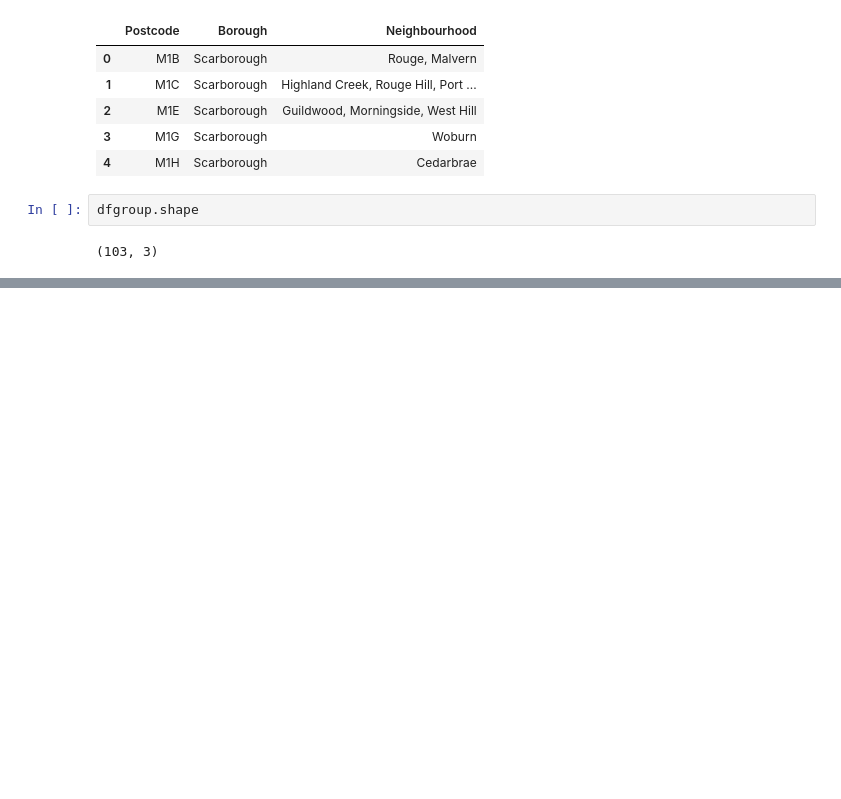
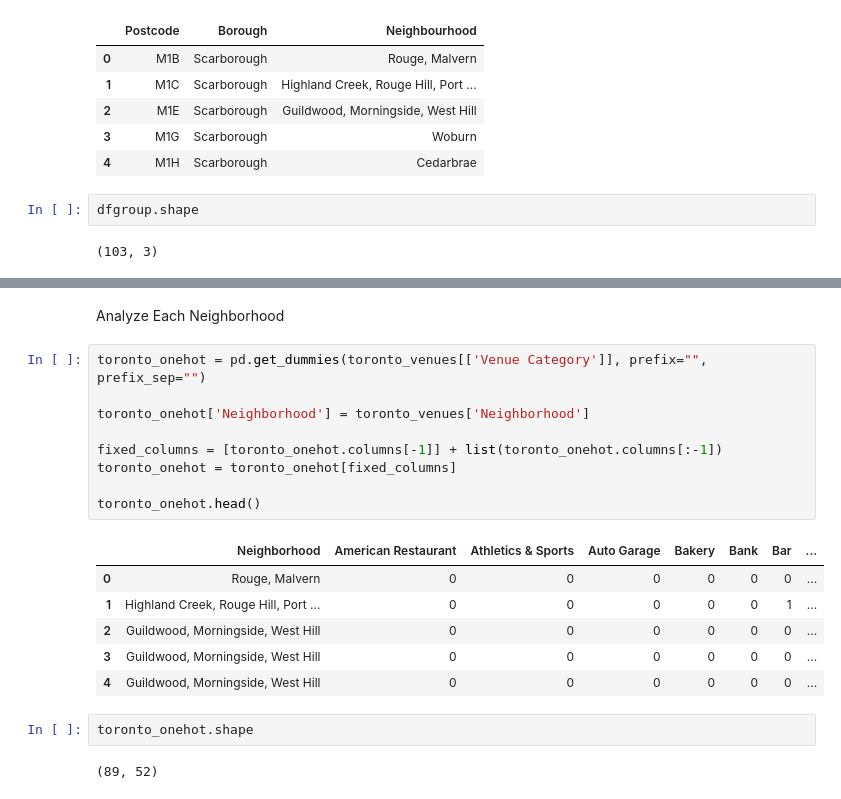
Before and after one commit to kyhclv/kyhclv-s-capstone, a Jupyter notebook: Week3 Assignment by Cho.ipynb, the cells around one changed output, grey strips where cells are left out. Cells and saved outputs as stored; diff of their text form; blank space fills up the shorter version.

```diff
--- a/Week3 Assignment by Cho.ipynb
+++ b/Week3 Assignment by Cho.ipynb
@@ -114,0 +405,22 @@ dfgroup.shape
+# %% [markdown]
+Analyze Each Neighborhood
+# %%
+toronto_onehot = pd.get_dummies(toronto_venues[['Venue Category']], prefix="", prefix_sep="")
+
+toronto_onehot['Neighborhood'] = toronto_venues['Neighborhood']
+
+fixed_columns = [toronto_onehot.columns[-1]] + list(toronto_onehot.columns[:-1])
+toronto_onehot = toronto_onehot[fixed_columns]
+
+toronto_onehot.head()
+# %% [output]
+|  | Neighborhood | American Restaurant | Athletics & Sports | Auto Garage | Bakery | Bank | Bar | ... |
+| 0 | Rouge, Malvern | 0 | 0 | 0 | 0 | 0 | 0 | ... |
+| 1 | Highland Creek, Rouge Hill, Port ... | 0 | 0 | 0 | 0 | 0 | 1 | ... |
+| 2 | Guildwood, Morningside, West Hill | 0 | 0 | 0 | 0 | 0 | 0 | ... |
+| 3 | Guildwood, Morningside, West Hill | 0 | 0 | 0 | 0 | 0 | 0 | ... |
+| 4 | Guildwood, Morningside, West Hill | 0 | 0 | 0 | 0 | 0 | 0 | ... |
+# %%
+toronto_onehot.shape
+# %% [output]
+(89, 52)
```
Also changed, not shown: parts of 37 cells of this notebook.
